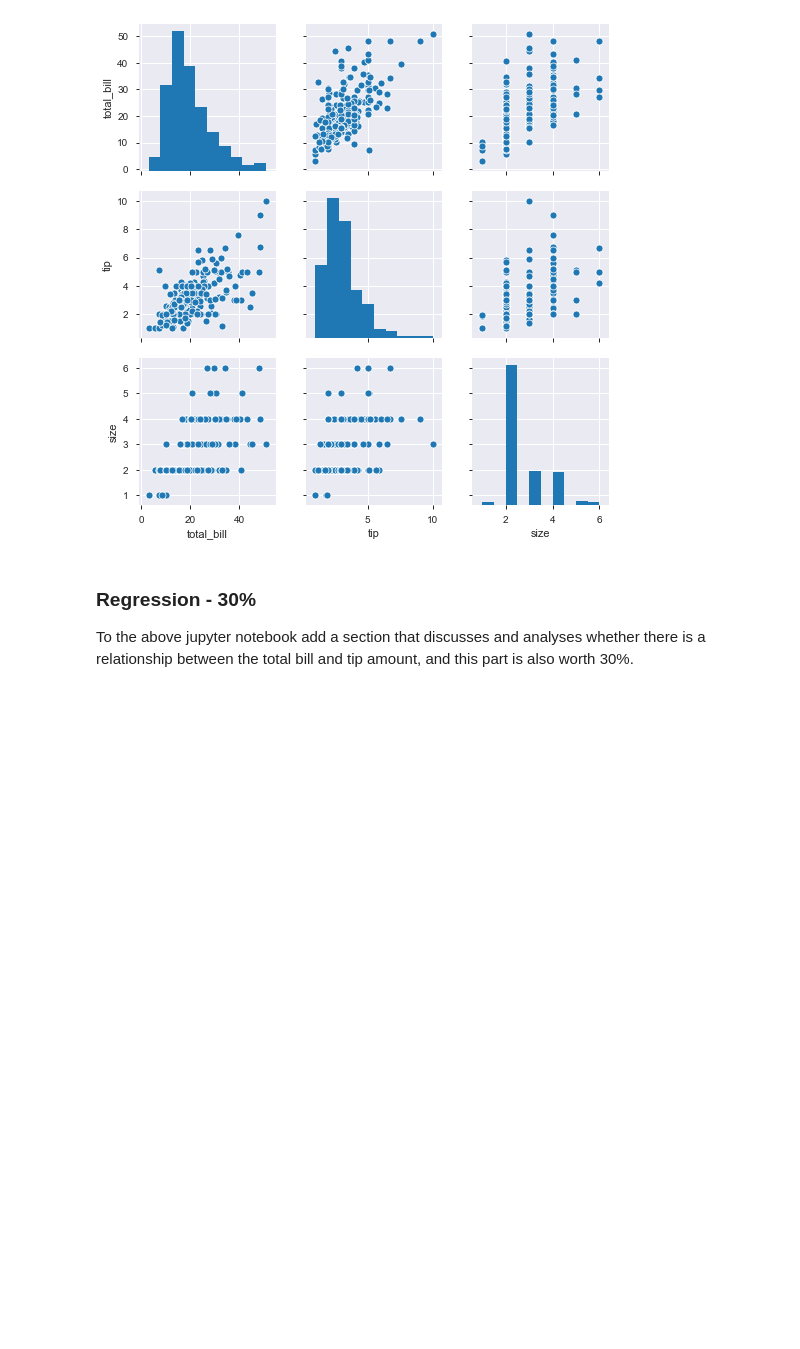
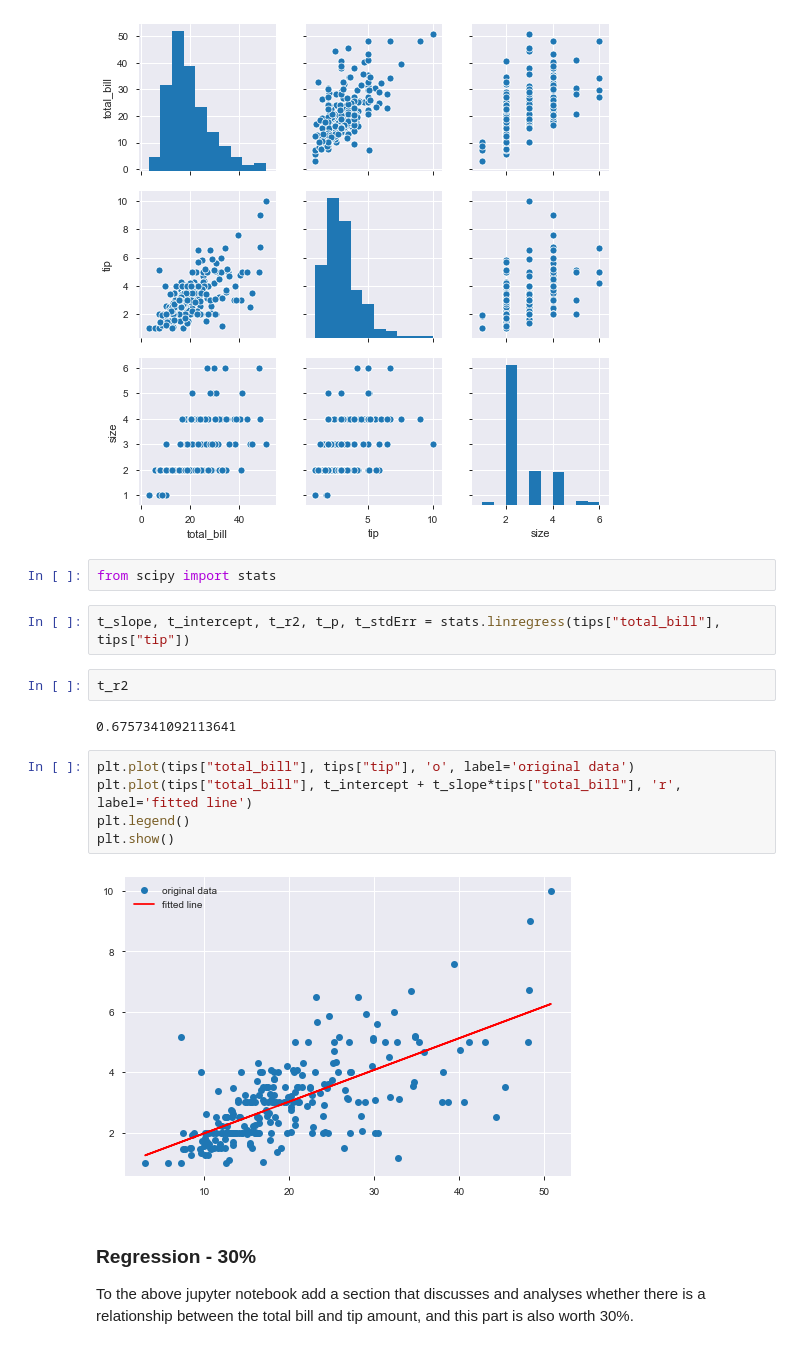
Before and after one commit to YBrady/FDA-Project, a Jupyter notebook: FDA Tips Project.ipynb, the cells around one changed output. Cells and saved outputs as stored; diff of their text form; blank space fills up the shorter version.

```diff
--- a/FDA Tips Project.ipynb
+++ b/FDA Tips Project.ipynb
@@ -322,6 +322,21 @@ sns.pairplot(tips)
 # %% [output]
 <seaborn.axisgrid.PairGrid at 0x...>
 [figure]
+# %%
+from scipy import stats
+# %%
+t_slope, t_intercept, t_r2, t_p, t_stdErr = stats.linregress(tips["total_bill"], tips["tip"])
+# %%
+t_r2
+# %% [output]
+0.6757341092113641
+# %%
+plt.plot(tips["total_bill"], tips["tip"], 'o', label='original data')
+plt.plot(tips["total_bill"], t_intercept + t_slope*tips["total_bill"], 'r', label='fitted line')
+plt.legend()
+plt.show()
+# %% [output]
+[figure, added]
 # %% [markdown]
 ### Regression - 30% ###
 To the above jupyter notebook add a section that discusses and analyses whether there is a relationship between the total bill and tip amount, and this part is also worth 30%.
```
Also changed, not shown: parts of 2 cells of this notebook.
